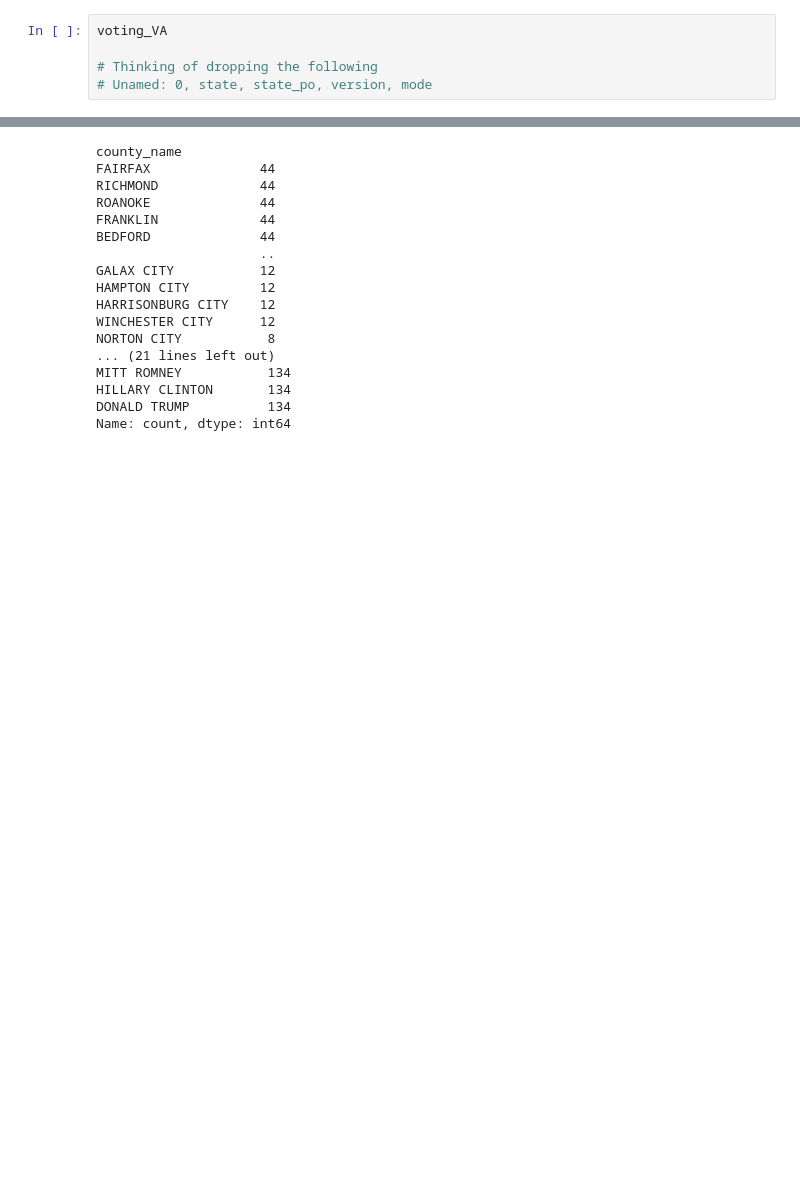
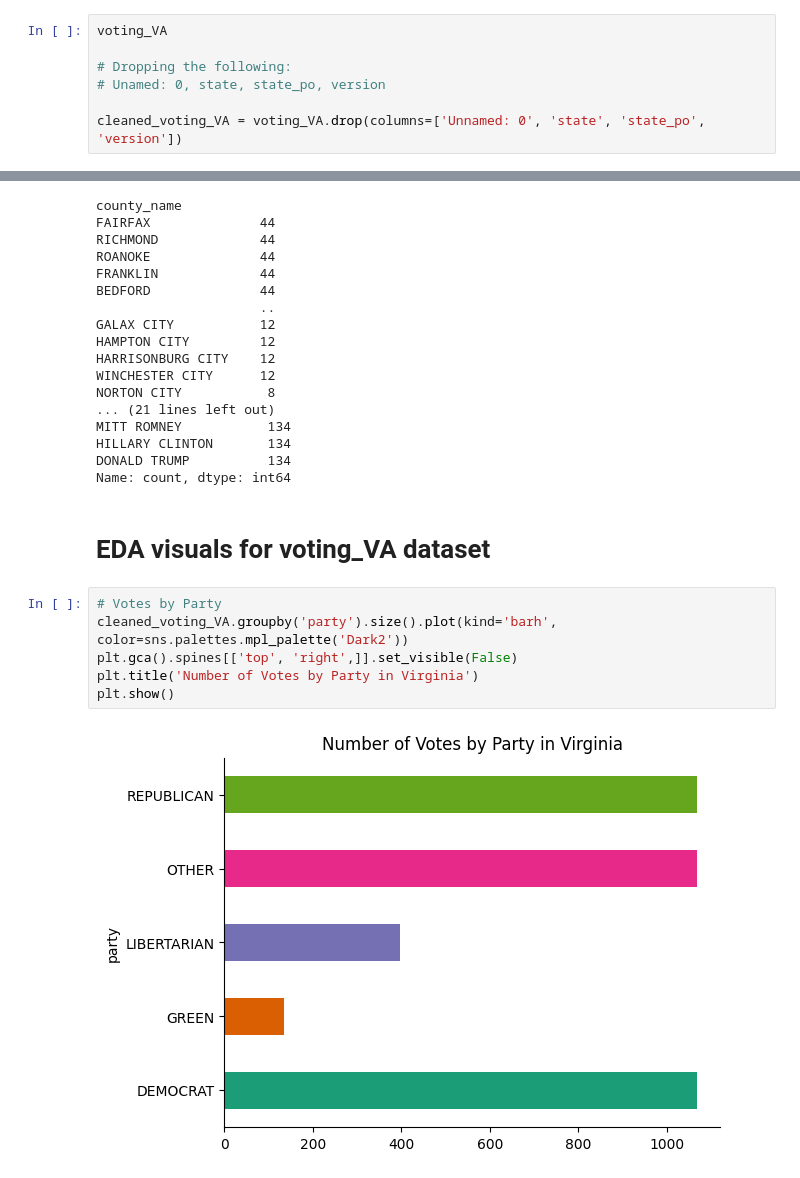
Before and after one commit to kevindangkhoama/project_voting, a Jupyter notebook: project3.ipynb, the cells around one changed output, grey strips where cells are left out. Saved outputs shown, nothing was run; the diff lists cells and outputs as text; blank space fills up the shorter version.

Commit message:
more eda for voting_va csv

```diff
--- a/project3.ipynb
+++ b/project3.ipynb
@@ -73,5 +76,7 @@ county_adjacencies = pd.read_csv("./project_voting/data/county_adjacencies.csv")
 # %%
 voting_VA
 
-# Thinking of dropping the following
-# Unamed: 0, state, state_po, version, mode
+# Dropping the following:
+# Unamed: 0, state, state_po, version
+
+cleaned_voting_VA = voting_VA.drop(columns=['Unnamed: 0', 'state', 'state_po', 'version'])
@@ -213,3 +222,13 @@ MITT ROMNEY           134
 HILLARY CLINTON       134
 DONALD TRUMP          134
 Name: count, dtype: int64
+# %% [markdown]
+# EDA visuals for voting_VA dataset
+# %%
+# Votes by Party
+cleaned_voting_VA.groupby('party').size().plot(kind='barh', color=sns.palettes.mpl_palette('Dark2'))
+plt.gca().spines[['top', 'right',]].set_visible(False)
+plt.title('Number of Votes by Party in Virginia')
+plt.show()
+# %% [output]
+[figure, added]
```
Also changed, not shown: parts of 9 cells of this notebook.
